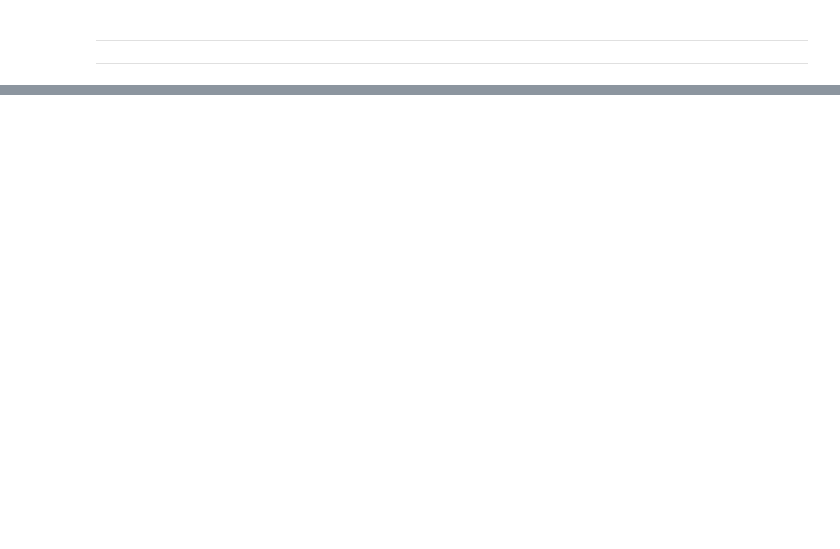
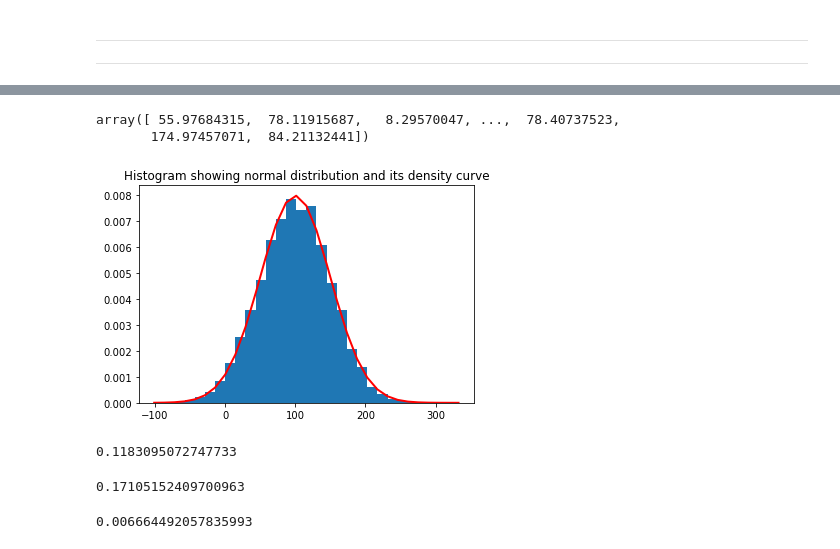
Before and after one commit to Jonish99/PDA-Assigment-One, a Jupyter notebook: numpy.ipynb, the cells around one changed output, grey strips where cells are left out. Cells and saved outputs as stored; diff of their text form; code cells hidden in the pictures; blank space fills up the shorter version.

```diff
--- a/numpy.ipynb
+++ b/numpy.ipynb
@@ -487,0 +620,32 @@ array([[ 4,  2,  1,  0,  3],
+# %%
+
+mu, sigma = 100, 50 # mean and standard deviation
+s = np.random.default_rng().normal(mu, sigma, 10000)
+
+label = "Histogram showing normal distribution and its density curve"
+# %%
+abs(s)
+# %% [output]
+array([ 55.97684315,  78.11915687,   8.29570047, ...,  78.40737523,
+       174.97457071,  84.21132441])
+# %%
+import matplotlib.pyplot as plt
+count, bins, ignored = plt.hist(s, 30, density=True)
+#the density parameter shows the line of best fit or the curve of the distribution
+#- the density curve
+plt.plot(bins, 1/(sigma * np.sqrt(2 * np.pi)) *
+               np.exp( - (bins - mu)**2 / (2 * sigma**2) ),
+         linewidth=2, color='r')
+
+plt.title(label,loc='center')
+plt.show()
+# %% [output]
+[figure, added]
+# %%
+abs(mu - np.mean(s))
+# %% [output]
+0.1183095072747733
+# %%
+abs(sigma - np.std(s, ddof=1))
+# %% [output]
+0.17105152409700963
@@ -487,0 +668,4 @@ array([[ 4,  2,  1,  0,  3],
+# %%
+probability
+# %% [output]
+0.006664492057835993
```
Also changed, not shown: parts of 81 cells of this notebook.
